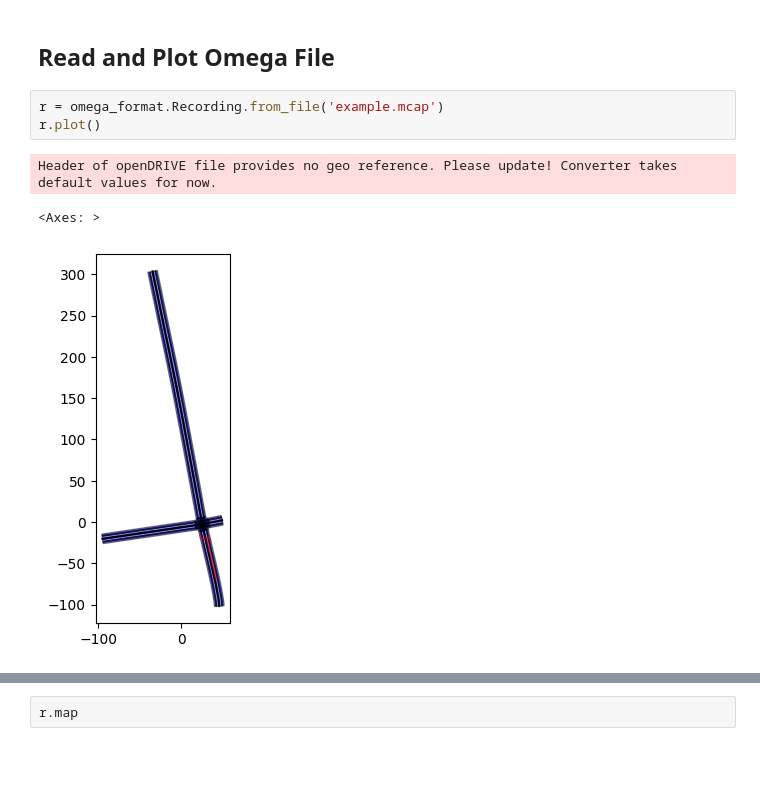
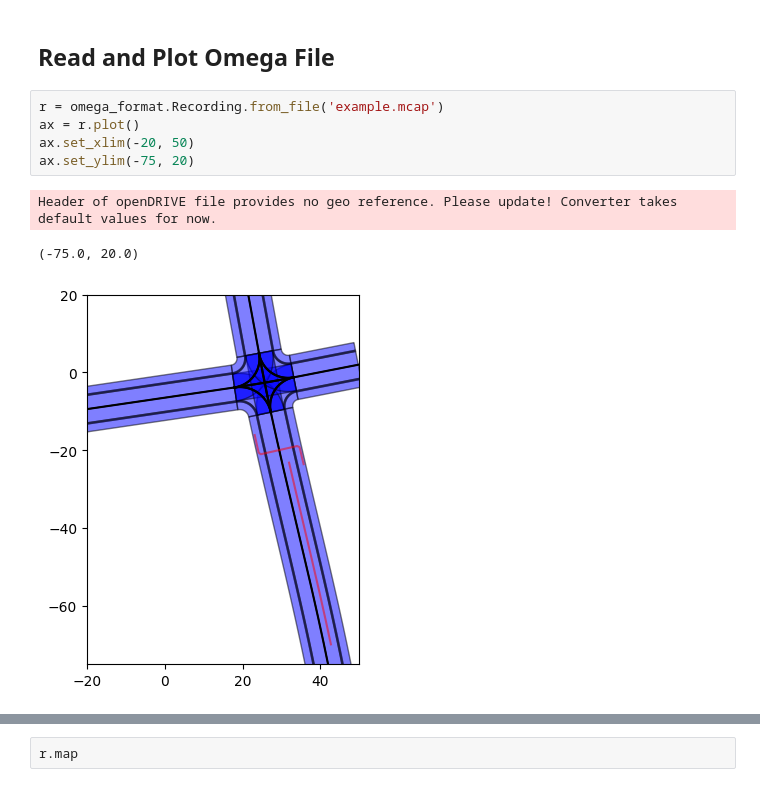
Before and after one commit to ika-rwth-aachen/omega-prime, a Jupyter notebook: tutorial.ipynb, the cells around one changed output, grey strips where cells are left out. Drawn from its saved outputs; the diff is of its cells as text; blank space fills up the shorter version.

```diff
--- a/tutorial.ipynb
+++ b/tutorial.ipynb
@@ -46,8 +46,10 @@ Header of openDRIVE file provides no geo reference. Please update! Converter tak
 ## Read and Plot Omega File
 # %%
 r = omega_format.Recording.from_file('example.mcap')
-r.plot()
+ax = r.plot()
+ax.set_xlim(-20, 50)
+ax.set_ylim(-75, 20)
 # %% [output]
 Header of openDRIVE file provides no geo reference. Please update! Converter takes default values for now.
-<Axes: >
+(-75.0, 20.0)
-[figure, old version]
+[figure, new version]
```
Also changed, not shown: parts of 5 cells of this notebook, 5 other files.
